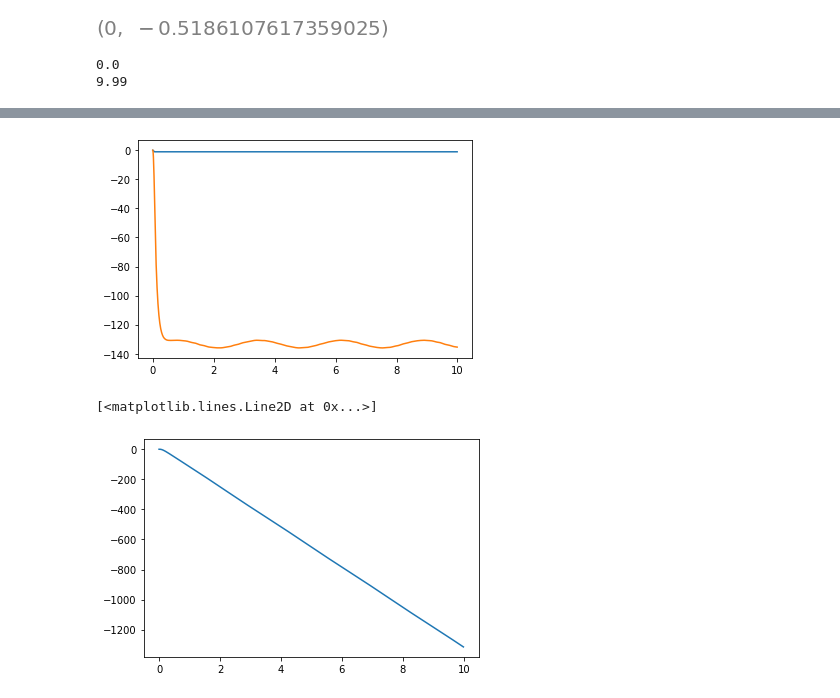
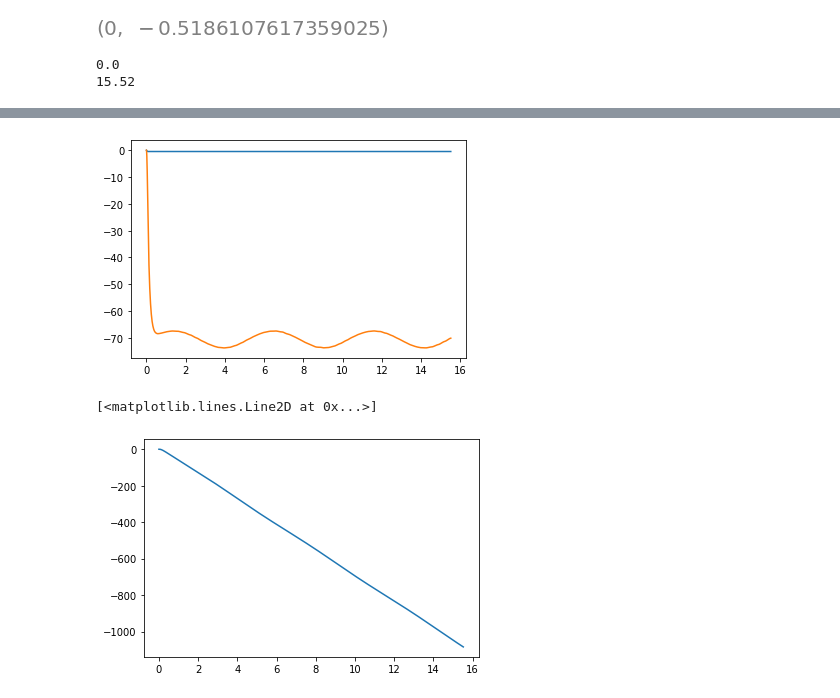
Before and after one commit to fh9g12/FwtModels, a Jupyter notebook: Workbooks/15_Rolling Rig V3/3_GenerateFixedTimeSeries.ipynb, the cells around one changed output, grey strips where cells are left out. Saved outputs shown, nothing was run; the diff lists cells and outputs as text; code cells hidden in the pictures.

```diff
--- a/Workbooks/15_Rolling Rig V3/3_GenerateFixedTimeSeries.ipynb
+++ b/Workbooks/15_Rolling Rig V3/3_GenerateFixedTimeSeries.ipynb
@@ -136,7 +140,7 @@ nm.deriv(0,[1.57,0],p.GetNumericTuple(None,0))
 names = ['Roll','Roll Rate','Left FWT Angle','Left FWT Velocity','Right FWT Angle','Right FWT Velocity']
 #GenRunData('tempModel.py',3,[0]*p.qs*2,10,{**params,**jobs[0]},names,{'Mode':'Free'},100)[100]
 # data = RollRig.GenRunData_StepTorque('RollRigModel-Fixed.py',1,[0,0],10,jobs[0][1],main_panels,names[:2],{**jobs[0][0],**{n:0 for n in names[2:]}},100)
-
+job = jobs[6]
 def stop_event(t,y):
     if t<=10:
         return 1
@@ -166,4 +170,4 @@ df['t']
 # plt.plot(np.rad2deg(df['Roll Rate']),np.gradient(np.rad2deg(df['Roll Rate'])))
 # %% [output]
 0.0
-9.99
+15.52
@@ -182,9 +186,9 @@ Name: t, Length: 1000, dtype: float64
-[figure, old version]
+[figure, new version]
 # %%
 plt.plot(df['t'],np.rad2deg(df['Roll']))
 # %% [output]
 [<matplotlib.lines.Line2D at 0x...>]
-[figure, old version]
+[figure, new version]
 # %%
 %%time
 # for each job edit the parameters and pool it
```
Also changed, not shown: parts of 8 cells of this notebook, 7 other files.
